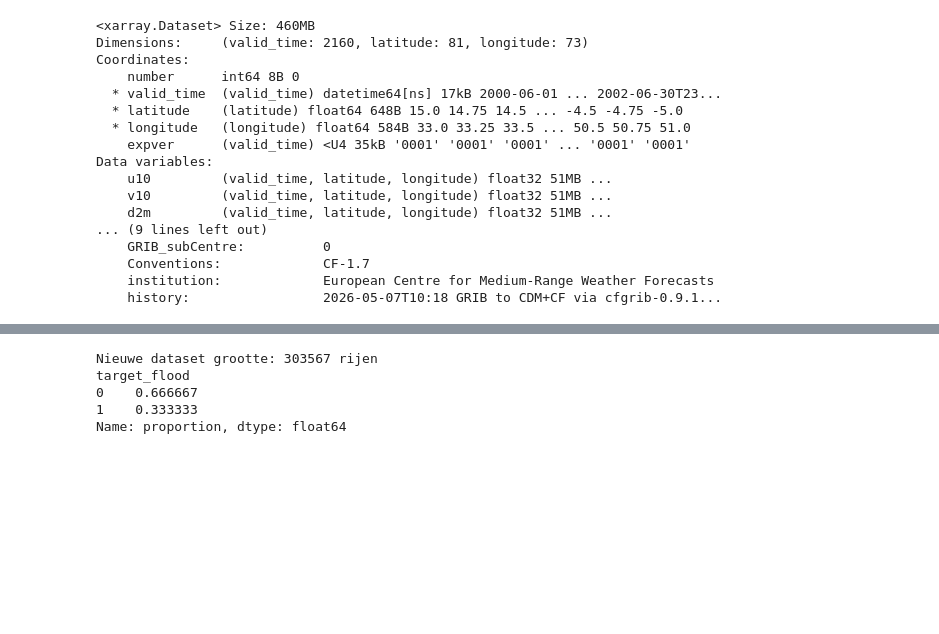
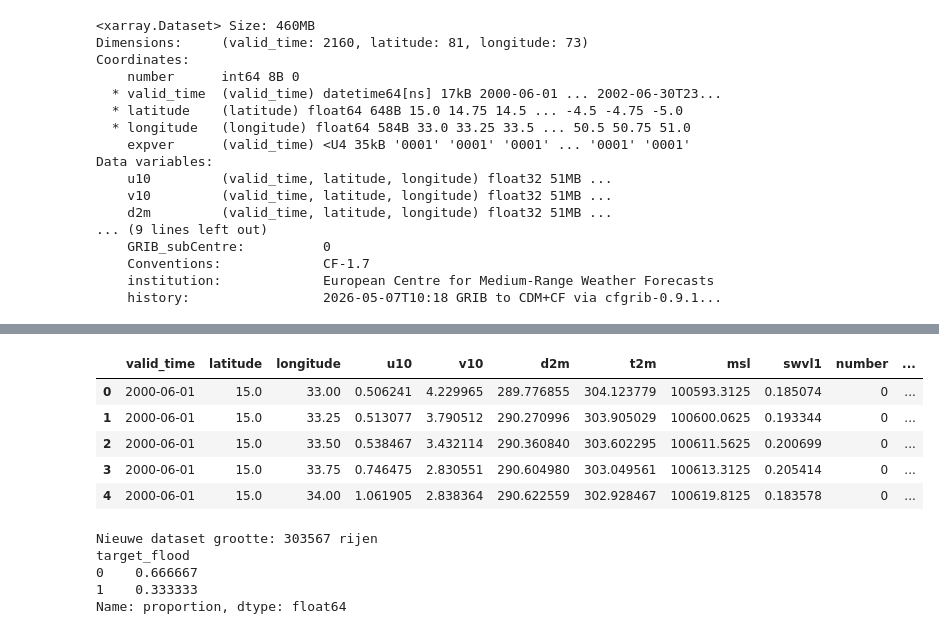
Before and after one commit to lalutir/datalab-v, a Jupyter notebook: notebooks/ethiopie.ipynb, the cells around one changed output, grey strips where cells are left out. Saved outputs shown, nothing was run; the diff lists cells and outputs as text; code cells hidden in the pictures; blank space fills up the shorter version.

```diff
--- a/notebooks/ethiopie.ipynb
+++ b/notebooks/ethiopie.ipynb
@@ -36,3 +54,13 @@ Data variables:
+# %%
+df_instant = ds_instant.to_dataframe().reset_index()
+display(df_instant.head())
+# %% [output]
+|  | valid_time | latitude | longitude | u10 | v10 | d2m | t2m | msl | swvl1 | number | ... |
+| 0 | 2000-06-01 | 15.0 | 33.00 | 0.506241 | 4.229965 | 289.776855 | 304.123779 | 100593.3125 | 0.185074 | 0 | ... |
+| 1 | 2000-06-01 | 15.0 | 33.25 | 0.513077 | 3.790512 | 290.270996 | 303.905029 | 100600.0625 | 0.193344 | 0 | ... |
+| 2 | 2000-06-01 | 15.0 | 33.50 | 0.538467 | 3.432114 | 290.360840 | 303.602295 | 100611.5625 | 0.200699 | 0 | ... |
+| 3 | 2000-06-01 | 15.0 | 33.75 | 0.746475 | 2.830551 | 290.604980 | 303.049561 | 100613.3125 | 0.205414 | 0 | ... |
+| 4 | 2000-06-01 | 15.0 | 34.00 | 1.061905 | 2.838364 | 290.622559 | 302.928467 | 100619.8125 | 0.183578 | 0 | ... |
 # %%
 # Kelvin naar Celsius
 df['t2m'] = df['t2m'] - 273.15
```
Also changed, not shown: parts of 3 cells of this notebook, 10 other files.
